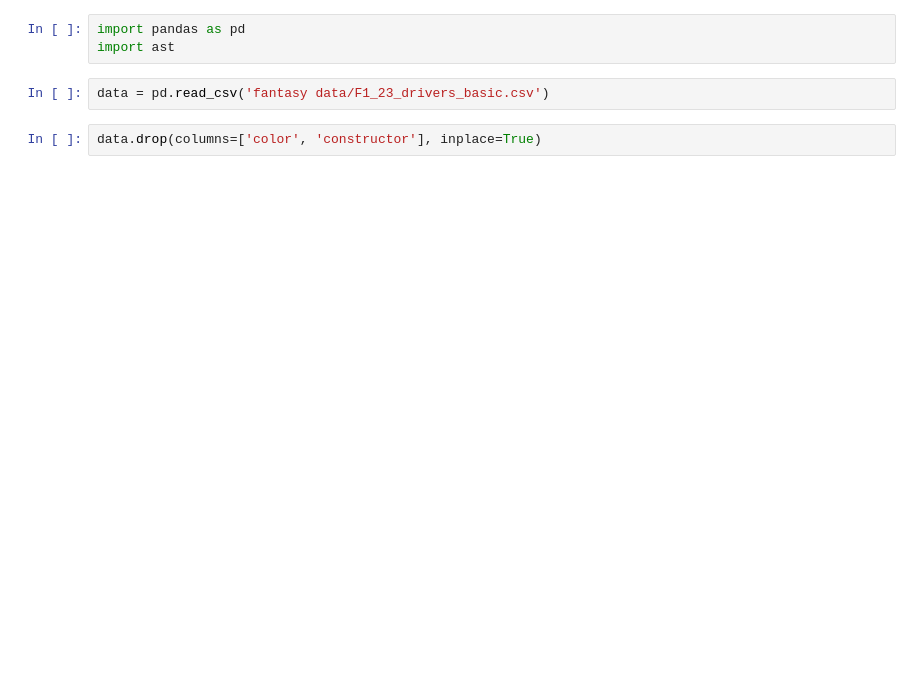
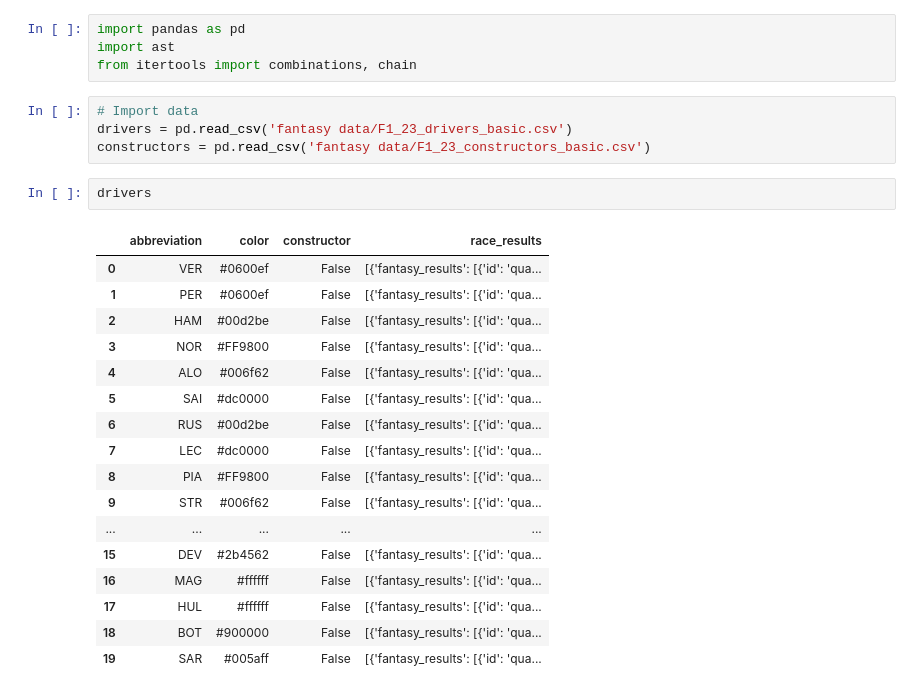
Before and after one commit to ARCadete21/Capstone-Project, a Jupyter notebook: fantasy_data_treatment.ipynb, the cells around one changed output. Saved outputs shown, nothing was run; the diff lists cells and outputs as text; blank space fills up the shorter version.

```diff
--- a/fantasy_data_treatment.ipynb
+++ b/fantasy_data_treatment.ipynb
@@ -1,7 +1,28 @@
 # %%
 import pandas as pd
 import ast
+from itertools import combinations, chain
 # %%
-data = pd.read_csv('fantasy data/F1_23_drivers_basic.csv')
+# Import data
+drivers = pd.read_csv('fantasy data/F1_23_drivers_basic.csv')
+constructors = pd.read_csv('fantasy data/F1_23_constructors_basic.csv')
-# %%
-data.drop(columns=['color', 'constructor'], inplace=True)
+# %%
+drivers
+# %% [output]
+|  | abbreviation | color | constructor | race_results |
+| 0 | VER | #0600ef | False | [{'fantasy_results': [{'id': 'qua... |
+| 1 | PER | #0600ef | False | [{'fantasy_results': [{'id': 'qua... |
+| 2 | HAM | #00d2be | False | [{'fantasy_results': [{'id': 'qua... |
+| 3 | NOR | #FF9800 | False | [{'fantasy_results': [{'id': 'qua... |
+| 4 | ALO | #006f62 | False | [{'fantasy_results': [{'id': 'qua... |
+| 5 | SAI | #dc0000 | False | [{'fantasy_results': [{'id': 'qua... |
+| 6 | RUS | #00d2be | False | [{'fantasy_results': [{'id': 'qua... |
+| 7 | LEC | #dc0000 | False | [{'fantasy_results': [{'id': 'qua... |
+| 8 | PIA | #FF9800 | False | [{'fantasy_results': [{'id': 'qua... |
+| 9 | STR | #006f62 | False | [{'fantasy_results': [{'id': 'qua... |
+| ... | ... | ... | ... | ... |
+| 15 | DEV | #2b4562 | False | [{'fantasy_results': [{'id': 'qua... |
+| 16 | MAG | #ffffff | False | [{'fantasy_results': [{'id': 'qua... |
+| 17 | HUL | #ffffff | False | [{'fantasy_results': [{'id': 'qua... |
+| 18 | BOT | #900000 | False | [{'fantasy_results': [{'id': 'qua... |
+| 19 | SAR | #005aff | False | [{'fantasy_results': [{'id': 'qua... |
```
Also changed, not shown: parts of 12 cells of this notebook.
